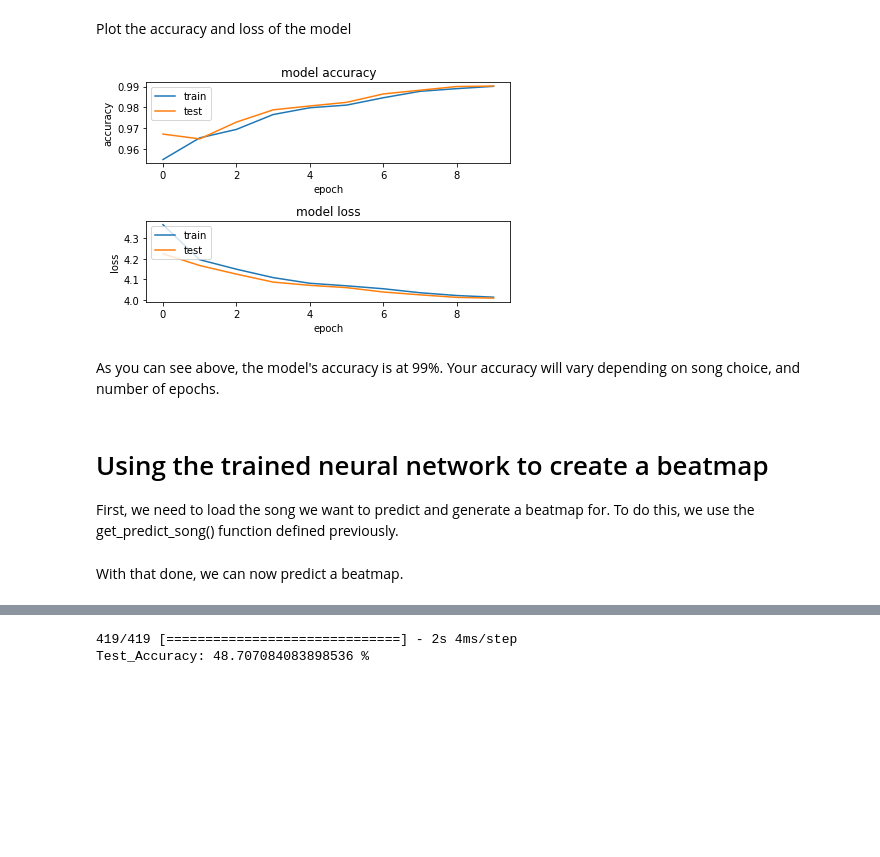
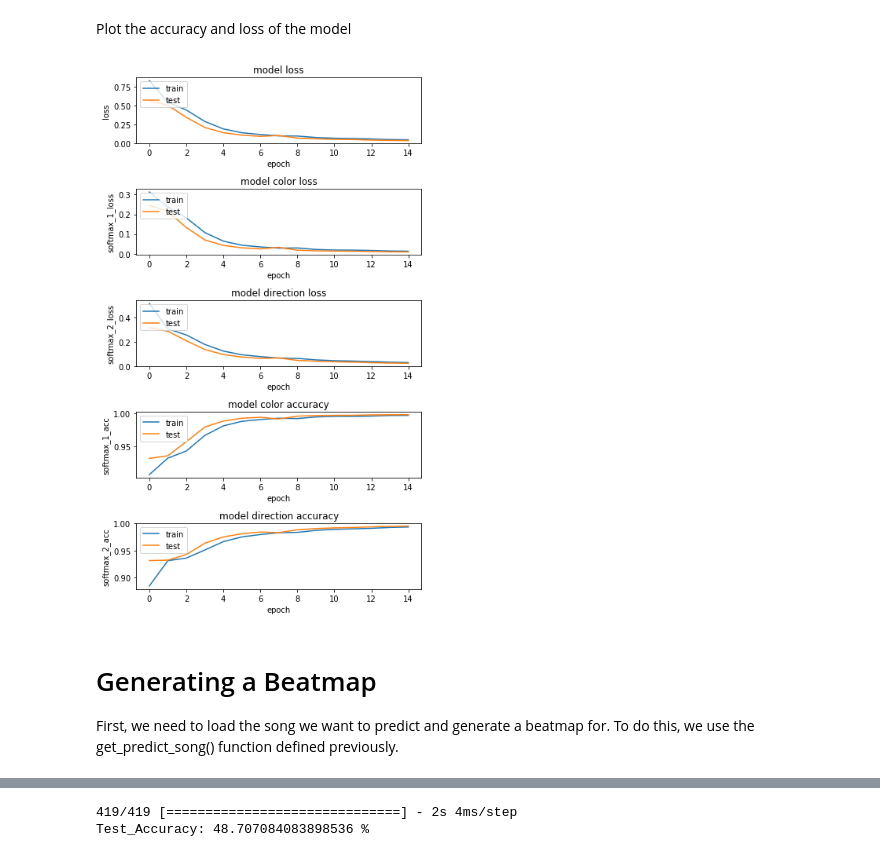
Before and after one commit to JackGoble/BeatShaper, a Jupyter notebook: Demo/demo.ipynb, the cells around one changed output, grey strips where cells are left out. Cells and saved outputs as stored; diff of their text form; code cells hidden in the pictures; blank space fills up the shorter version.

```diff
--- a/Demo/demo.ipynb
+++ b/Demo/demo.ipynb
@@ -504,7 +520,7 @@ np.savez('data_v' + str(data_version) +
          '.npz', X=X, Y=Y, x_test=x_test, y_test=y_test)
 # %%
 npzfile = np.load('data_v' + str(data_version) +
-                  '_' + str(len(song_list)) +
+                  '_n' + str(len(song_list)) +
                   '_save_' + str(samples_per_chunk) +
                   '_' + str(chunks_per_beat) +
                   '_' + str(beats_per_sequence) + '.npz')
@@ -584,18 +624,20 @@ histories = {'val_loss' : [],
+# %%
+histories = {}
 # %% [markdown]
 Now, we begin training the network
 # %%
-batch_percent = .5
+batch_percent = 2
 batch_size = int(X.shape[0] * batch_percent / 100)
-epochs = 5
-history = new_model.fit(X, Y,
+epochs = 10
+history = new_model.fit(X, [Y[:,:,:,:,:3], Y[:,:,:,:,3:]],
                    batch_size=batch_size,
                    epochs=epochs,
                    verbose=0,
-                   validation_data=(x_test, y_test),
+                   validation_data=(x_test, [y_test[:,:,:,:,:3], y_test[:,:,:,:,3:]]),
                    callbacks=[TQDMNotebookCallback()])
 
-histories['val_loss'] += history.history['val_loss']
-histories['val_acc'] += history.history['val_acc']
-histories['loss'] += history.history['loss']
-histories['acc'] += history.history['acc']
+for data_type in history.history:
+    if data_type not in histories:
+        histories[data_type] = []
+    histories[data_type] += history.history[data_type]
 # %% [output]
@@ -606,42 +657,46 @@ Plot the accuracy and loss of the model
 # %%
 # plot the accuracy and loss and save the model
 
 plt.figure(1)
-# summarize history for accuracy
 
-plt.subplot(211)
-plt.plot(histories['acc'])
-plt.plot(histories['val_acc'])
-plt.title('model accuracy')
-plt.ylabel('accuracy')
-plt.xlabel('epoch')
-plt.legend(['train', 'test'], loc='upper left')
+i = 1 #because I can't for the life of me figure out how to avoid it
+for data_type in histories:
+    if not data_type.startswith('val_'):
+        val_data_type = str('val_' + data_type)
+        plt.subplot(len(histories)//2, 1, i)
+        plt.plot(histories[data_type])
+        plt.plot(histories[val_data_type])
+        if i == 1:
+            plt.title('model loss')
+        if i == 2:
+            plt.title('model color loss')
+        if i == 3:
+            plt.title('model direction loss')
+        if i == 4:
+            plt.title('model color accuracy')
+        if i == 5:
+            plt.title('model direction accuracy')
+        plt.ylabel(data_type)
+        plt.xlabel('epoch')
+        plt.legend(['train', 'test'], loc='upper left')
+        i = i + 1
 
-# summarize history for loss
-plt.subplot(212)
-plt.plot(histories['loss'])
-plt.plot(histories['val_loss'])
-plt.title('model loss')
-plt.ylabel('loss')
-plt.xlabel('epoch')
-plt.legend(['train', 'test'], loc='upper left')
+plt.figure(1).set_figheight(10)
 plt.tight_layout()
 
 # save the model so that it can be loaded later
 # file name will be "model_v<version>_<numberofsongs>_save_<samplesperchunk>_<chunksperbeat>_<beatspersequence>_e<numberofepochs>.hdf5"
 new_model.save('model_v' + str(model_version) +
                '_n' + str(len(song_list)) +
                '_save_' + str(samples_per_chunk) +
                '_' + str(chunks_per_beat) +
                '_' + str(beats_per_sequence) +
                '_e' + str(len(histories['val_loss'])) + '.hdf5')
 
 plt.show()
 # %% [output]
-[figure, old version]
+[figure, new version]
-# %% [markdown]
-As you can see above, the model's accuracy is at 99%.  Your accuracy will vary depending on song choice, and number of epochs.
 # %% [markdown]
-# Using the trained neural network to create a beatmap
+# Generating a Beatmap
 First, we need to load the song we want to predict and generate a beatmap for.  To do this, we use the get_predict_song() function defined previously.
 # %%
@@ -649,3 +704 @@ nn_song, bpm = get_predict_song("song88.ogg", samples_per_chunk, chunks_per_beat
-# %% [markdown]
-With that done, we can now predict a beatmap.
 # %%
```
Also changed, not shown: parts of 35 cells of this notebook.
